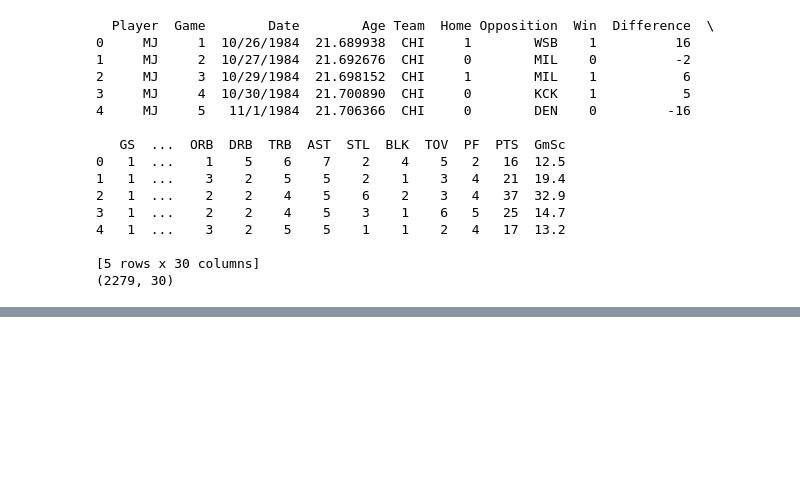
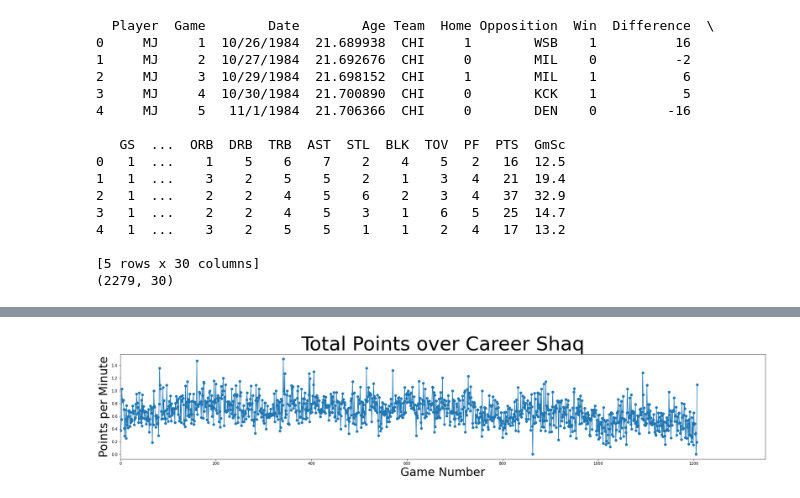
Before and after one commit to JDSchr5817/Project1_Team_Jake, a Jupyter notebook: MJ_v._Shaq.ipynb, the cells around one changed output, grey strips where cells are left out. Saved outputs shown, nothing was run; the diff lists cells and outputs as text; code cells hidden in the pictures; blank space fills up the shorter version.

```diff
--- a/MJ_v._Shaq.ipynb
+++ b/MJ_v._Shaq.ipynb
@@ -42,0 +70,21 @@ print(data_df.shape)
+# %%
+f = plt.figure()
+f.set_figwidth(30)
+f.set_figheight(5)
+
+
+axes = plt.gca()
+axes.xaxis.label.set_size(30)
+axes.yaxis.label.set_size(30)
+
+plt.plot(Shaq_df['Game'], Shaq_df['Points per Minute'], marker = 'o')
+
+plt.xlabel("Game Number")
+plt.ylabel("Points per Minute")
+plt.title("Total Points over Career Shaq", fontsize = 50)
+
+plt.xlim([0,1350])
+
+plt.show()
+# %% [output]
+[figure, added]
```
Also changed, not shown: parts of 2 cells of this notebook, 2 other files.
